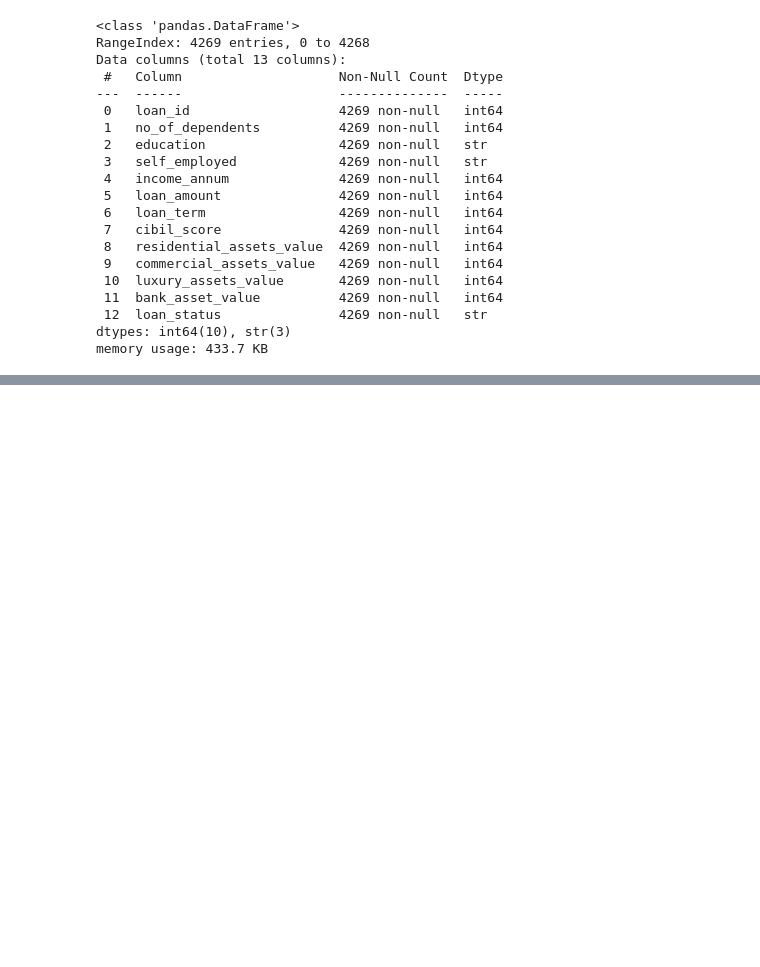
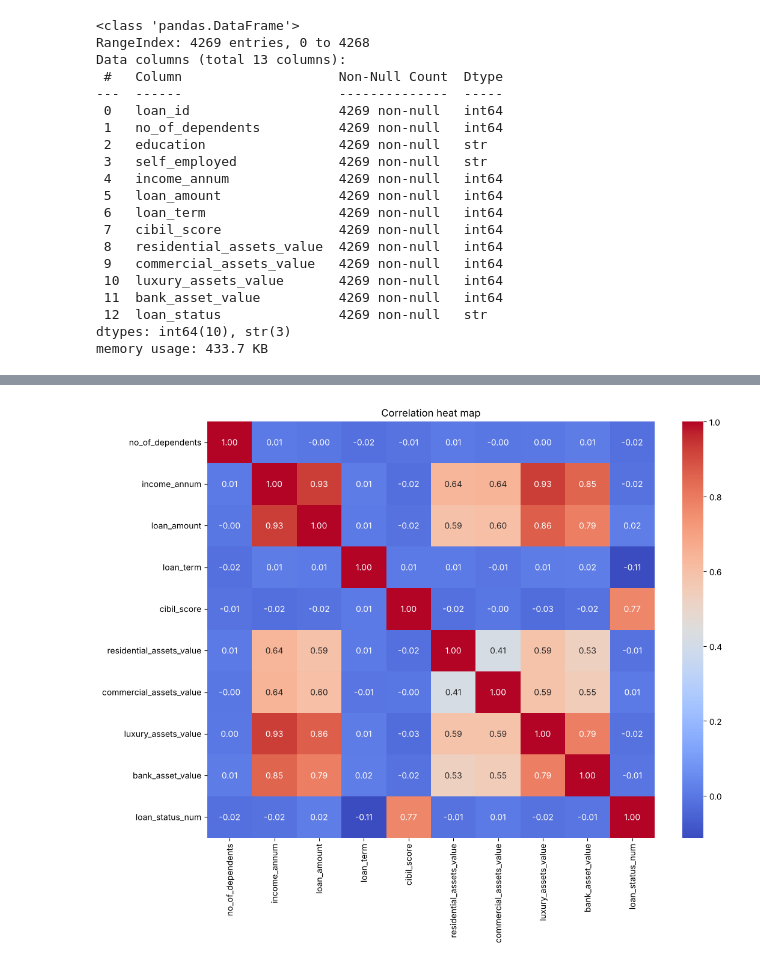
Before and after one commit to pantelis-dnpgl/ITC3154-Assignment1, a Jupyter notebook: ITC3154_Assignment1_Loan_EDA.ipynb, the cells around one changed output, grey strips where cells are left out. Saved outputs shown, nothing was run; the diff lists cells and outputs as text; code cells hidden in the pictures; blank space fills up the shorter version.

```diff
--- a/ITC3154_Assignment1_Loan_EDA.ipynb
+++ b/ITC3154_Assignment1_Loan_EDA.ipynb
@@ -499,0 +176,6 @@ df.groupby('education')[['cibil_score', 'income_annum', 'loan_amount']].mean().r
+# %%
+df['loan_status_num'] = df['loan_status'].map({'Approved': 1, 'Rejected': 0})
+
+numeric_df = df.drop(columns=['loan_id', 'education', 'self_employed', 'loan_status'])
+corrmatrix = numeric_df.corr()
+corrmatrix
@@ -499,0 +194,8 @@ df.groupby('education')[['cibil_score', 'income_annum', 'loan_amount']].mean().r
+# %%
+plt.figure(figsize=(12, 9))
+sns.heatmap(corrmatrix, annot=True, fmt='.2f', cmap='coolwarm')
+plt.title('Correlation heat map')
+plt.savefig('figures/03_correlation_heatmap.png', dpi=150, bbox_inches='tight')
+plt.show()
+# %% [output]
+[figure, added]
```
Also changed, not shown: parts of 69 cells of this notebook.
